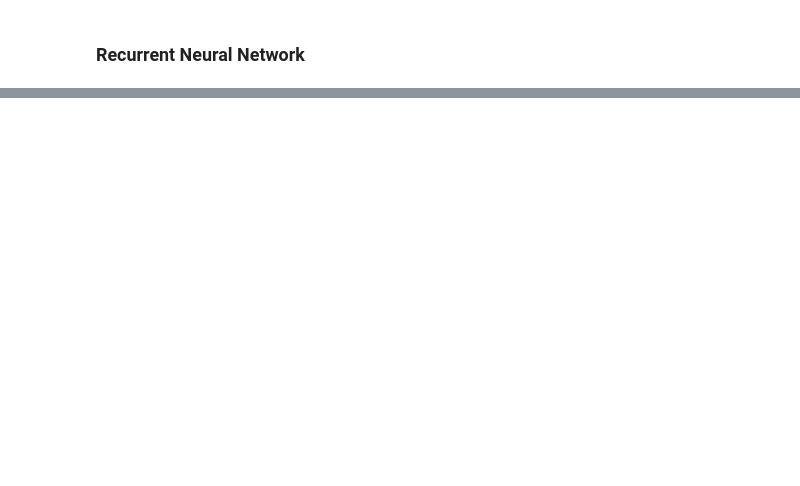
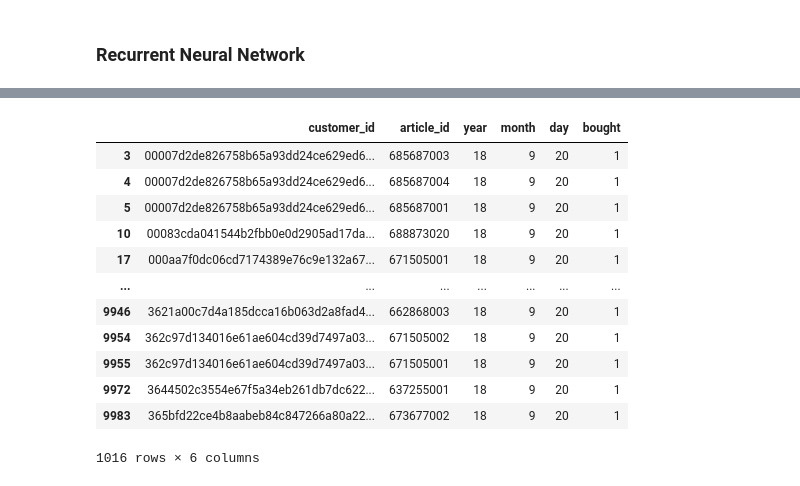
Before and after one commit to underthelights/recsys_hnm, a Jupyter notebook: [RecSys]_H&M_Data_Analysis_&_RecSys.ipynb, the cells around one changed output, grey strips where cells are left out. Saved outputs shown, nothing was run; the diff lists cells and outputs as text; code cells hidden in the pictures; blank space fills up the shorter version.

```diff
--- a/[RecSys]_H&M_Data_Analysis_&_RecSys.ipynb
+++ b/[RecSys]_H&M_Data_Analysis_&_RecSys.ipynb
@@ -2260,0 +2178,7 @@ Epoch 50/50
+# %%
+transactions.drop(['sales_channel_id', 'price'], inplace=True, axis=1)
+transactions['bought'] = 1
+# %%
+# Filter transactions by number of an article has been bought
+article_bought_count = transactions[['article_id', 'month']].groupby('article_id').count().reset_index().rename(columns={'month': 'count'})
+article_bought_count
@@ -2260,0 +2199,18 @@ Epoch 50/50
+# %%
+most_bought_articles = article_bought_count[article_bought_count['count']>10]['article_id'].values
+transactions2 = transactions[transactions['article_id'].isin(most_bought_articles)]
+transactions2
+# %% [output]
+|  | customer_id | article_id | year | month | day | bought |
+| 3 | 00007d2de826758b65a93dd24ce629ed6... | 685687003 | 18 | 9 | 20 | 1 |
+| 4 | 00007d2de826758b65a93dd24ce629ed6... | 685687004 | 18 | 9 | 20 | 1 |
+| 5 | 00007d2de826758b65a93dd24ce629ed6... | 685687001 | 18 | 9 | 20 | 1 |
+| 10 | 00083cda041544b2fbb0e0d2905ad17da... | 688873020 | 18 | 9 | 20 | 1 |
+| 17 | 000aa7f0dc06cd7174389e76c9e132a67... | 671505001 | 18 | 9 | 20 | 1 |
+| ... | ... | ... | ... | ... | ... | ... |
+| 9946 | 3621a00c7d4a185dcca16b063d2a8fad4... | 662868003 | 18 | 9 | 20 | 1 |
+| 9954 | 362c97d134016e61ae604cd39d7497a03... | 671505002 | 18 | 9 | 20 | 1 |
+| 9955 | 362c97d134016e61ae604cd39d7497a03... | 671505001 | 18 | 9 | 20 | 1 |
+| 9972 | 3644502c3554e67f5a34eb261db7dc622... | 637255001 | 18 | 9 | 20 | 1 |
+| 9983 | 365bfd22ce4b8aabeb84c847266a80a22... | 673677002 | 18 | 9 | 20 | 1 |
+1016 rows × 6 columns
```
Also changed, not shown: parts of 142 cells of this notebook.
